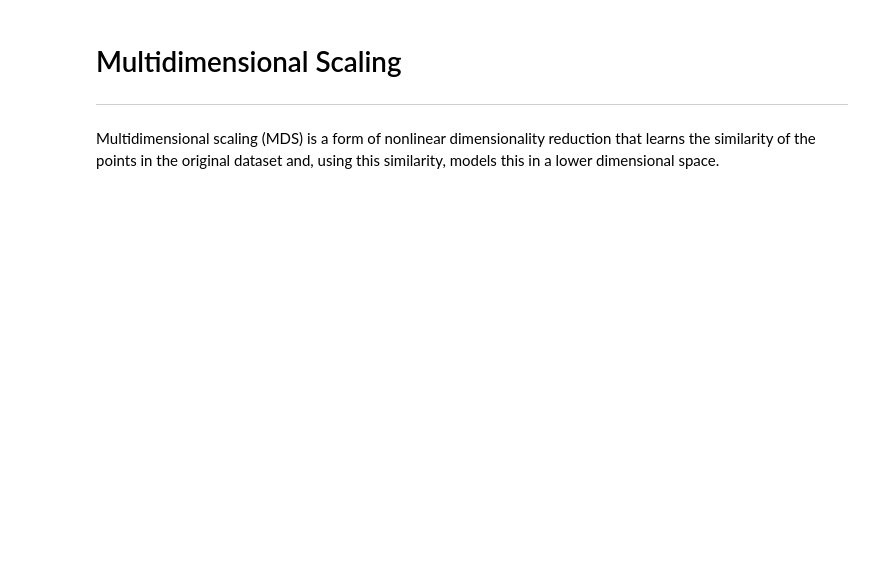
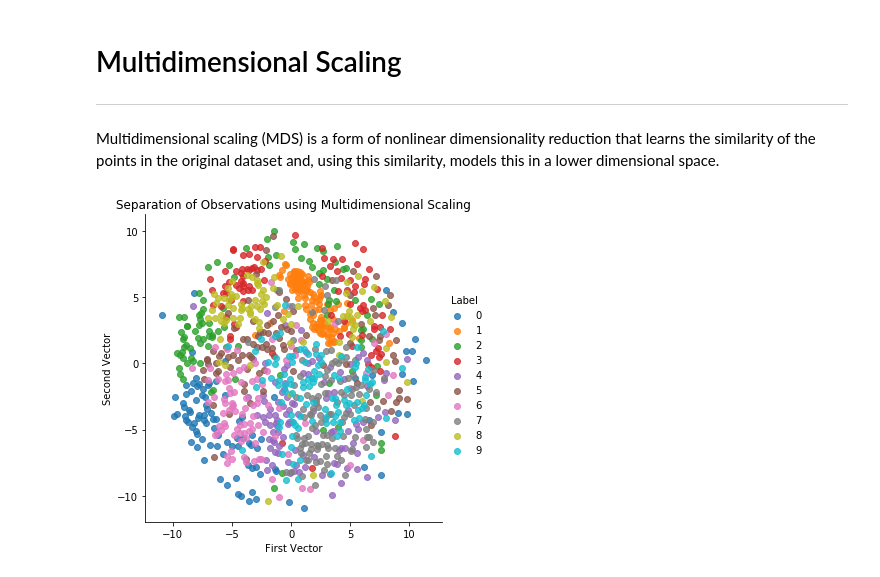
Before and after one commit to andrewhong5297/Unsupervised_Learning, a Jupyter notebook: A Tour of Dimensionality Reduction in Scikit-Learn.ipynb, the cells around one changed output. Saved outputs shown, nothing was run; the diff lists cells and outputs as text; code cells hidden in the pictures; blank space fills up the shorter version.

```diff
--- a/A Tour of Dimensionality Reduction in Scikit-Learn.ipynb
+++ b/A Tour of Dimensionality Reduction in Scikit-Learn.ipynb
@@ -281,12 +267,17 @@ Multidimensional scaling (MDS) is a form of nonlinear dimensionality reduction t
 # %%
 from sklearn.manifold import MDS
 
 n_components = 2
 n_init = 12
 max_iter = 1200
 metric=True
 n_jobs=8
 random_state=42
 
 mds = MDS(n_components=n_components, n_init=n_init, max_iter=max_iter, metric=metric, n_jobs=n_jobs,\
-          random_state
+          random_state=random_state)
+X_train_mds = pd.DataFrame( data=mds.fit_transform(X_train.loc[0:1000,:]), index=train_index[0:1001] )
+
+scatterPlot( X_train_mds, y_train, "Multidimensional Scaling")
+# %% [output]
+[figure, added]
```
Also changed, not shown: parts of 12 cells of this notebook.
